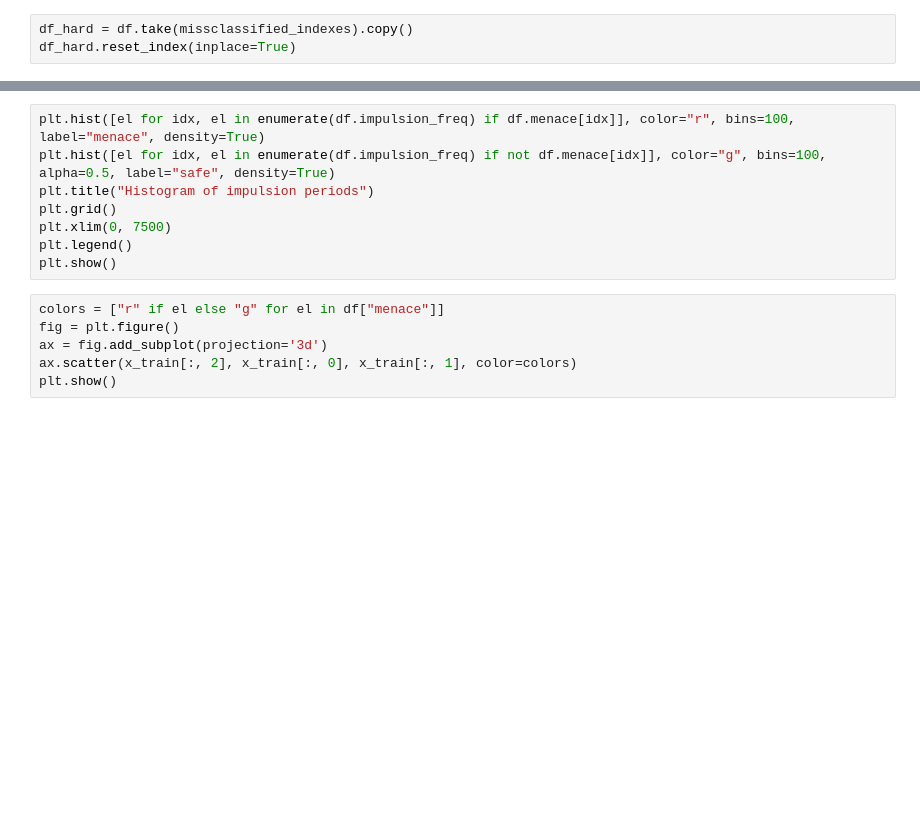
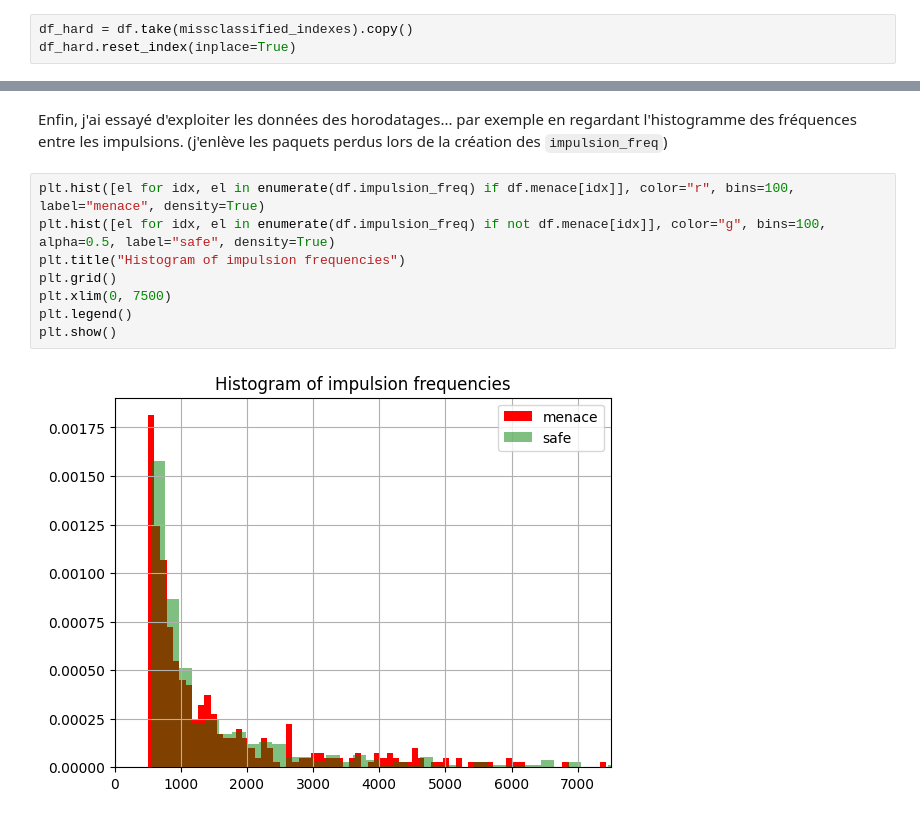
Before and after one commit to balthazarneveu/MVA23_SIGNAL, a Jupyter notebook: lab_02/rapport.ipynb, the cells around one changed output, grey strips where cells are left out. Cells and saved outputs as stored; diff of their text form; blank space fills up the shorter version.

```diff
--- a/lab_02/rapport.ipynb
+++ b/lab_02/rapport.ipynb
@@ -195,14 +305,12 @@ plt.show()
+# %% [markdown]
+Enfin, j'ai essayé d'exploiter les données des horodatages... par exemple en regardant l'histogramme des fréquences entre les impulsions. (j'enlève les paquets perdus lors de la création des `impulsion_freq`)
 # %%
 plt.hist([el for idx, el in enumerate(df.impulsion_freq) if df.menace[idx]], color="r", bins=100, label="menace", density=True)
 plt.hist([el for idx, el in enumerate(df.impulsion_freq) if not df.menace[idx]], color="g", bins=100, alpha=0.5, label="safe", density=True)
-plt.title("Histogram of impulsion periods")
+plt.title("Histogram of impulsion frequencies")
 plt.grid()
 plt.xlim(0, 7500)
 plt.legend()
 plt.show()
+# %% [output]
+[figure, added]
-# %%
-colors = ["r" if el else "g" for el in df["menace"]]
-fig = plt.figure()
-ax = fig.add_subplot(projection='3d')
-ax.scatter(x_train[:, 2], x_train[:, 0], x_train[:, 1], color=colors)
-plt.show()
```
Also changed, not shown: parts of 19 cells of this notebook, 1 other file.
